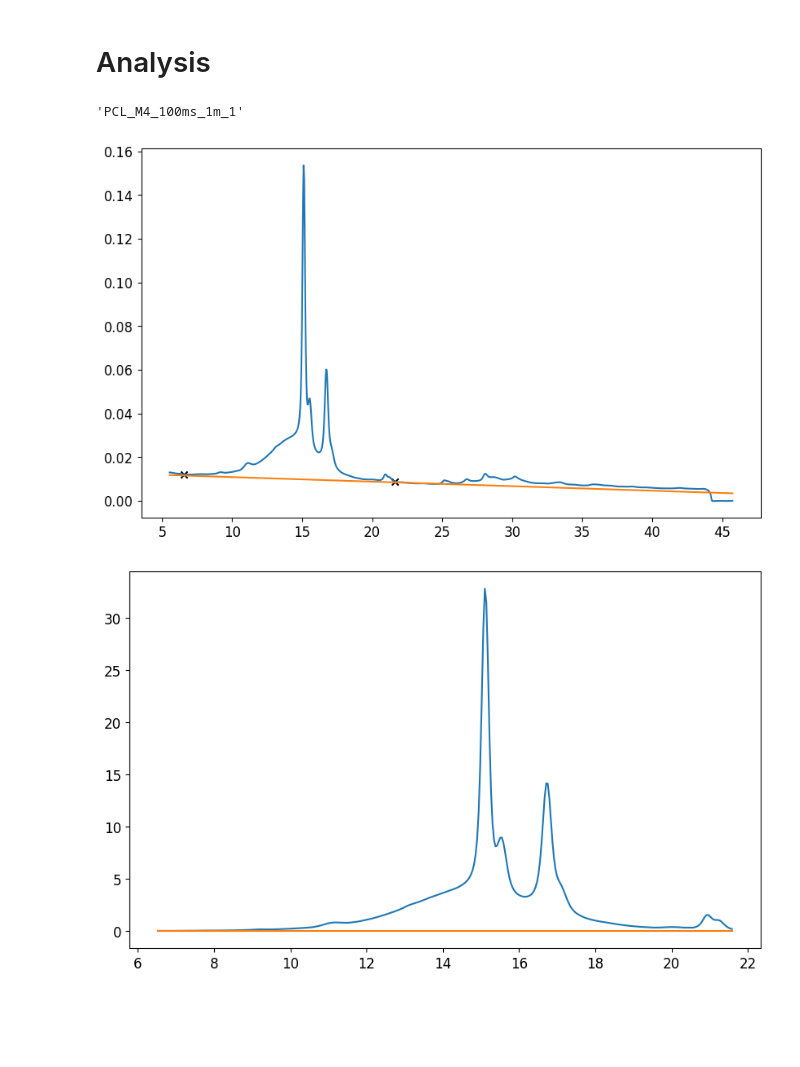
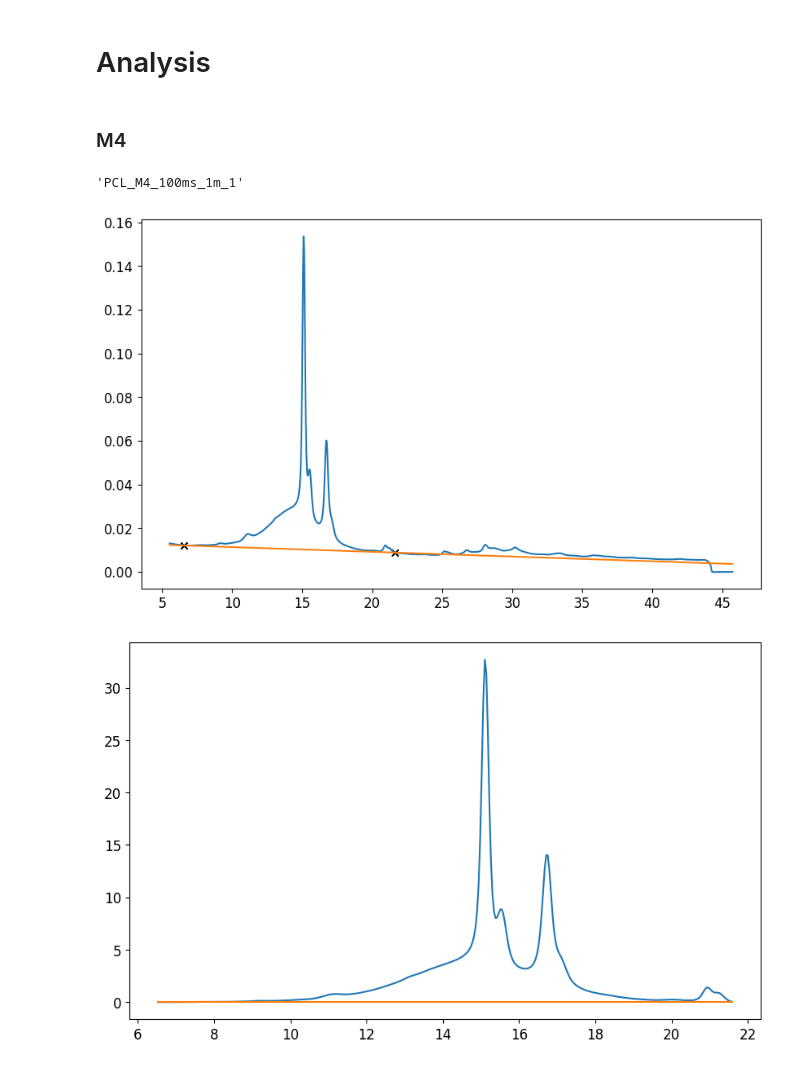
Before and after one commit to Akmalumarov/X_Ray_Scattering_Analysis, a Jupyter notebook: projects/Brushes/PEG_PCL/Fitter.ipynb, the cells around one changed output. Cells and saved outputs as stored; diff of their text form; code cells hidden in the pictures; blank space fills up the shorter version.

```diff
--- a/projects/Brushes/PEG_PCL/Fitter.ipynb
+++ b/projects/Brushes/PEG_PCL/Fitter.ipynb
@@ -184,35 +213,37 @@ class Fitter:
 # %% [markdown]
 # Analysis
+# %% [markdown]
+### M4
 # %%
 path = r"\\Synology\Data\2025\sc5665\id02\20250404\PROCESSED_DATA\PEG\PEG_20250405-141744\PEG_waxs_00108_00_ave.h5"
 
 Exp = ID02_experiment(path)
 
 q, I = Exp.get_1d_data()
 
 
 plt.figure(figsize=(10,6))
 plt.plot(q, I)
 
 l = 25
 r = 400
 
 plt.scatter([q[l], q[r]], [I[l], I[r]], marker='x', color='black')
 
 x = q[l:r]
 y = I[l:r]
 
-coef = 0.95
+coef = 0.99
 
 plt.plot(q, linear_2points(q, x[0], y[0], x[-1], y[-1]) * coef)
 
 X = x
 Y = y - linear_2points(x, x[0], y[0], x[-1], y[-1]) * coef
 
 Exp.get_Title()
 # %% [output]
 'PCL_M4_100ms_1m_1'
-[figure, old version]
+[figure, new version]
 # %%
 plt.plot(X, Y * X ** 2)
 plt.plot(X, np.zeros(len(X)))
```
Also changed, not shown: parts of 42 cells of this notebook, 8 other files.
